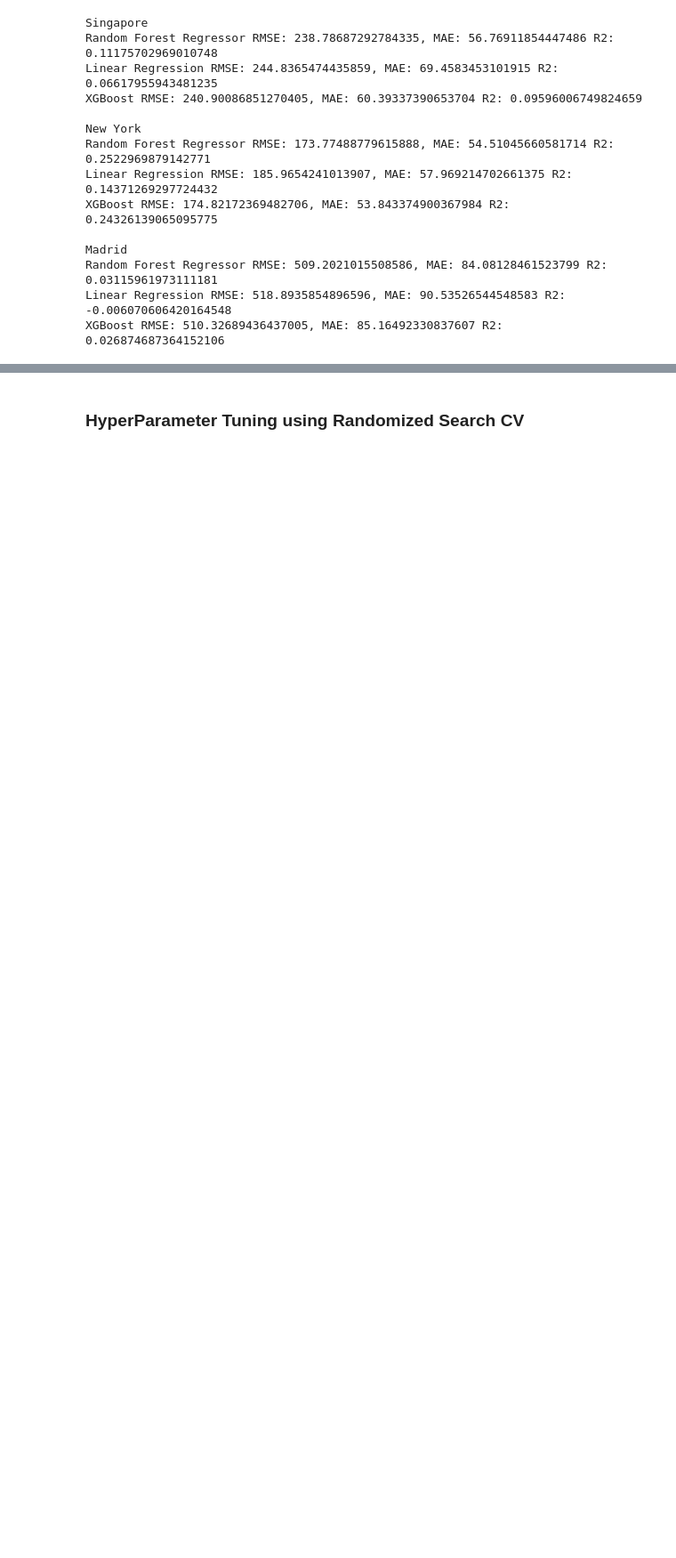
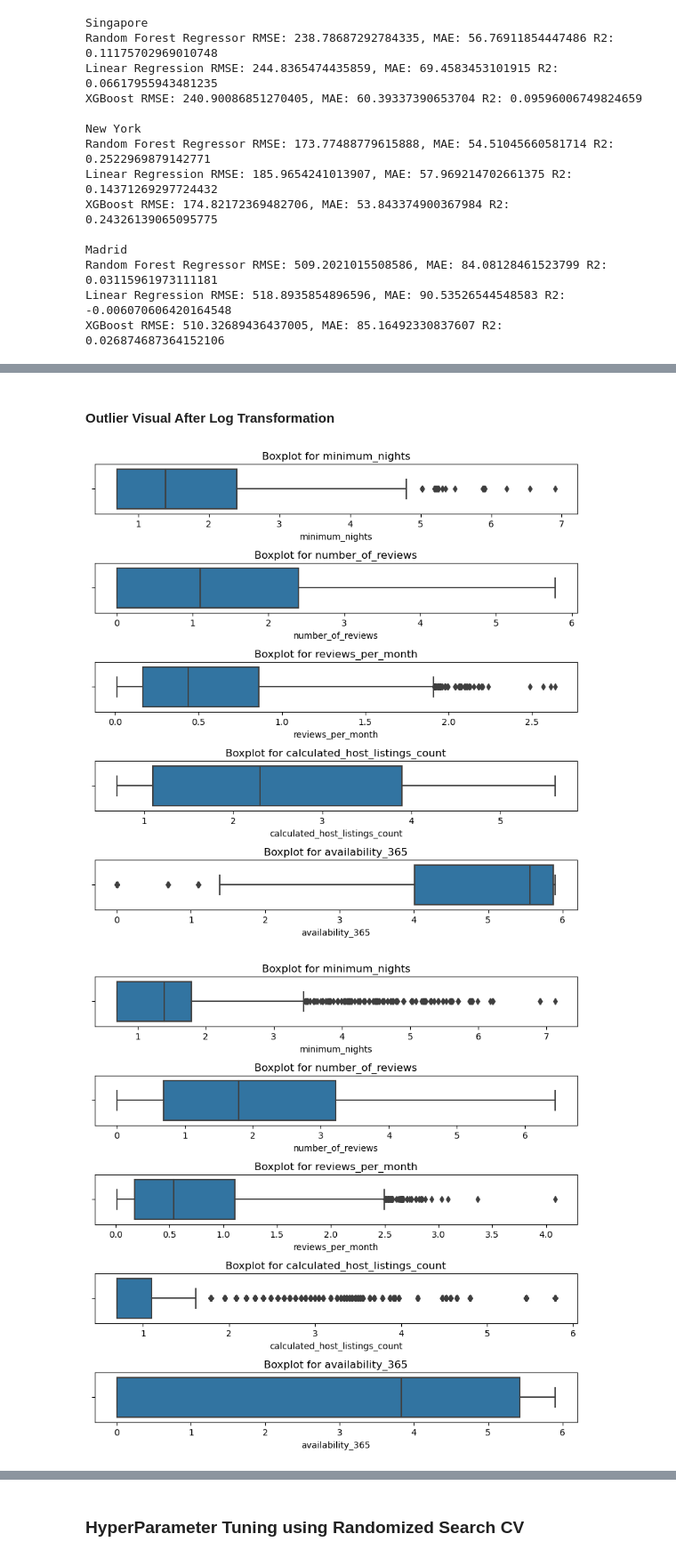
Before and after one commit to devxlag/Comp3608-Project, a Jupyter notebook: main.ipynb, the cells around one changed output, grey strips where cells are left out. Shown at 89% size. Cells and saved outputs as stored; diff of their text form; code cells hidden in the pictures; blank space fills up the shorter version.

```diff
--- a/main.ipynb
+++ b/main.ipynb
@@ -448,0 +614,31 @@ XGBoost: RSME: 29.47115207234667, MAE: 20.98490497399238, R2: 0.4446678141466156
+# %%
+# 2. Log Transformation
+def apply_log_transformation(df):
+    log_transform = FunctionTransformer(np.log1p)
+    transformed_df = df.copy()
+
+    for feature in numeric_features:
+        transformed_df[feature] = log_transform.fit_transform(df[[feature]])
+    return transformed_df
+
+singapore_df_log = apply_log_transformation(singapore_df)
+ny_df_log = apply_log_transformation(ny_df)
+madrid_df_log = apply_log_transformation(madrid_df)
+
+singapore_X_log, singapore_y_log = get_X_y(drop_target_oultiers(singapore_df_log))
+ny_X_log, ny_y_log = get_X_y(drop_target_oultiers(ny_df_log))
+madrid_X_log, madrid_y_log = get_X_y(drop_target_oultiers(madrid_df_log))
+
+# Split the data into training and testing sets
+singapore_X_train_log, singapore_X_test_log, singapore_y_train_log, singapore_y_test_log = train_test_split(singapore_X_log, singapore_y_log, test_size=0.3, random_state=42)
+ny_X_train_log, ny_X_test_log, ny_y_train_log, ny_y_test_log = train_test_split(ny_X_log, ny_y_log, test_size=0.3, random_state=42)
+madrid_X_train_log, madrid_X_test_log, madrid_y_train_log, madrid_y_test_log = train_test_split(madrid_X_log, madrid_y_log, test_size=0.3, random_state=42)
+# %% [markdown]
+#### Outlier Visual After Log Transformation
+# %%
+print_outliers(singapore_df_log, numeric_features)
+print_outliers(ny_df_log, numeric_features)
+print_outliers(madrid_df_log, numeric_features)
+# %% [output]
+[figure, added]
+[figure, added]
```
Also changed, not shown: parts of 50 cells of this notebook, 1 other file.
